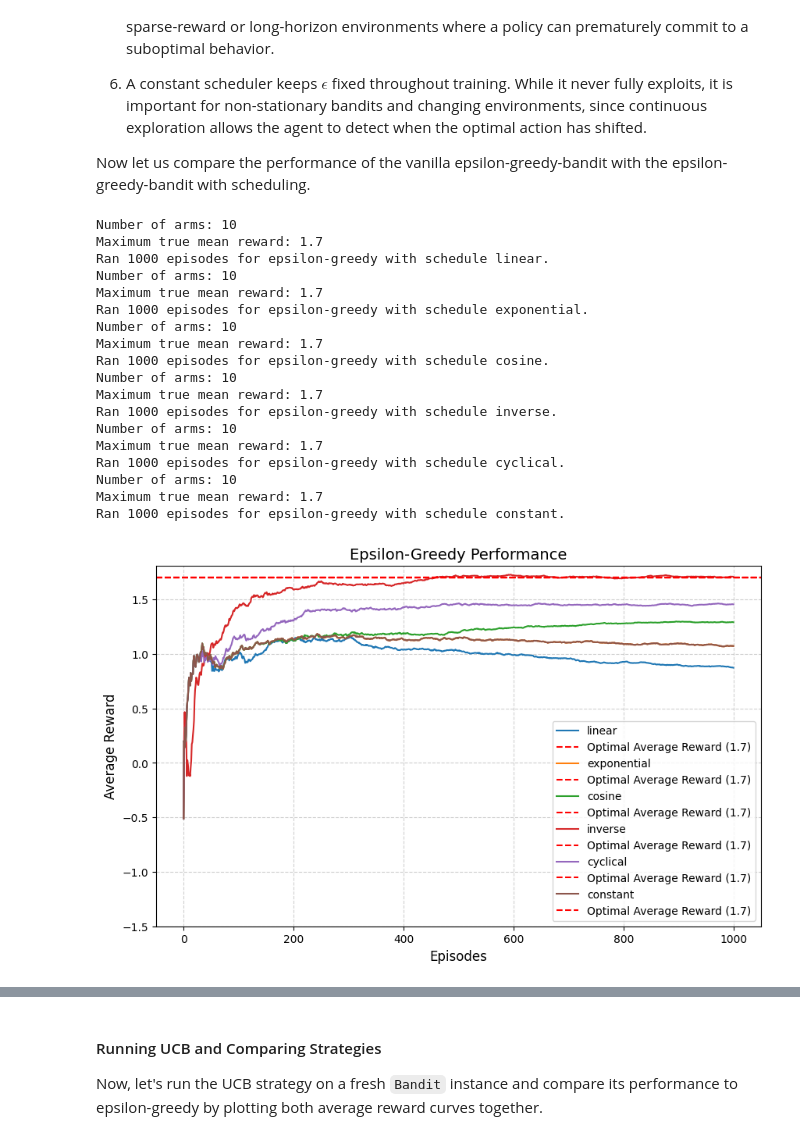
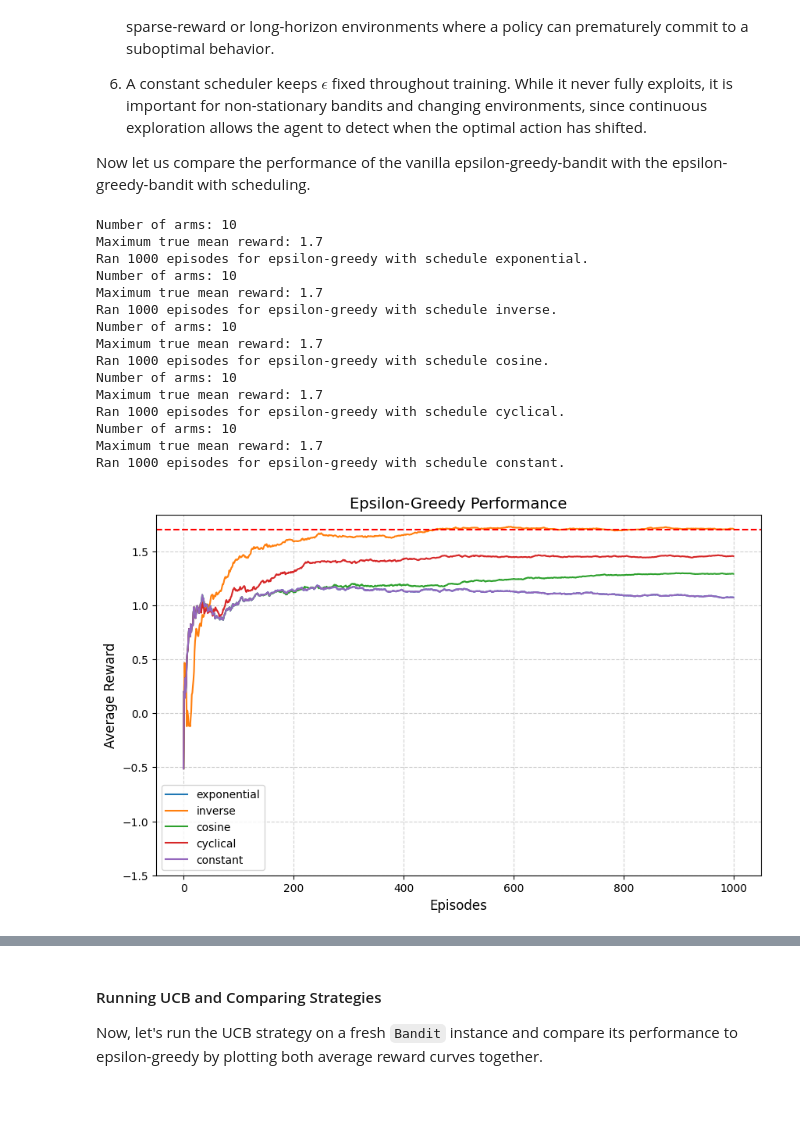
Before and after one commit to rameshaditya-me/reinforcement-learning-from-scratch, a Jupyter notebook: lecture1_MAB.ipynb, the cells around one changed output, grey strips where cells are left out. Saved outputs shown, nothing was run; the diff lists cells and outputs as text; code cells hidden in the pictures; blank space fills up the shorter version.

```diff
--- a/lecture1_MAB.ipynb
+++ b/lecture1_MAB.ipynb
@@ -498,7 +498,7 @@ def epsilon_greedy_with_decaying_epsilon(bandit_instance, episodes=1000, epsilon
         return epsilon_initial-index/episodes*(epsilon_final-epsilon_initial)
       elif scheduler_type == "exp":
         # exponential scheduler
-        decay_rate = 5 / episodes   # controls speed
+        decay_rate = 50 / episodes   # controls speed
         return epsilon_final + (epsilon_initial - epsilon_final) * math.exp(-decay_rate * index)
       elif scheduler_type == "inverse":
         # inverse scheduler
@@ -545,7 +545,7 @@ results = {}
 # --- Plotting Epsilon-Greedy Performance ---
 plt.figure(figsize=(10, 6))
 
-for scheduler in ["linear", "exponential", "cosine", "inverse", "cyclical", "constant"]:
+for scheduler in ["exponential","inverse","cosine","cyclical","constant"]:
   np.random.seed(42)
 
   # Number of episodes (pulls)
@@ -569,38 +569,34 @@ for scheduler in ["linear", "exponential", "cosine", "inverse", "cyclical", "con
   # Calculate cumulative average reward for epsilon-greedy
   # np.cumsum(rewards_eps) calculates the cumulative sum at each step
   # np.arange(episodes) + 1 creates an array [1, 2, ..., episodes]
   avg_eps = np.cumsum(rewards_eps) / (np.arange(episodes) + 1)
-
   plt.plot(avg_eps, label=f'{scheduler}')
 
 
 plt.xlabel('Episodes', fontsize=12)
 plt.ylabel('Average Reward', fontsize=12)
 plt.title('Epsilon-Greedy Performance', fontsize=14)
 plt.legend()
 plt.grid(True, linestyle='--', alpha=0.6)
 plt.ylim(bottom=min(true_means)-0.5)
 # A line for the best possible average reward
 plt.axhline(y=max(true_means), color='red', linestyle='--', label=f'Optimal Average Reward ({max(true_means)})')
 plt.show()
 # %% [output]
-Number of arms: 10
-Maximum true mean reward: 1.7
-Ran 1000 episodes for epsilon-greedy with schedule linear.
 Number of arms: 10
 Maximum true mean reward: 1.7
 Ran 1000 episodes for epsilon-greedy with schedule exponential.
 Number of arms: 10
 Maximum true mean reward: 1.7
-Ran 1000 episodes for epsilon-greedy with schedule cosine.
+Ran 1000 episodes for epsilon-greedy with schedule inverse.
 Number of arms: 10
 Maximum true mean reward: 1.7
-Ran 1000 episodes for epsilon-greedy with schedule inverse.
+Ran 1000 episodes for epsilon-greedy with schedule cosine.
 Number of arms: 10
 Maximum true mean reward: 1.7
 Ran 1000 episodes for epsilon-greedy with schedule cyclical.
 Number of arms: 10
 Maximum true mean reward: 1.7
 Ran 1000 episodes for epsilon-greedy with schedule constant.
-[figure, old version]
+[figure, new version]
 # %% [markdown]
```
Also changed, not shown: parts of 3 cells of this notebook.
